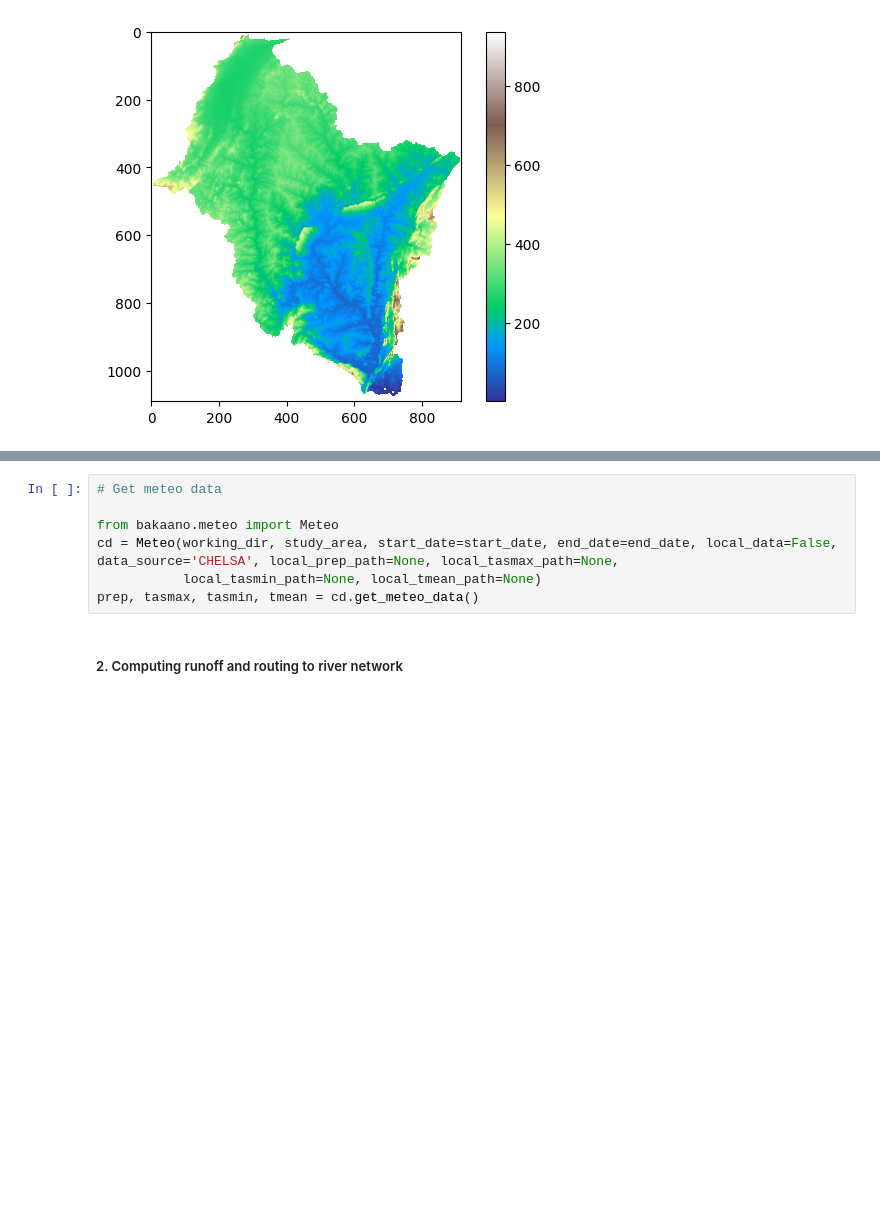
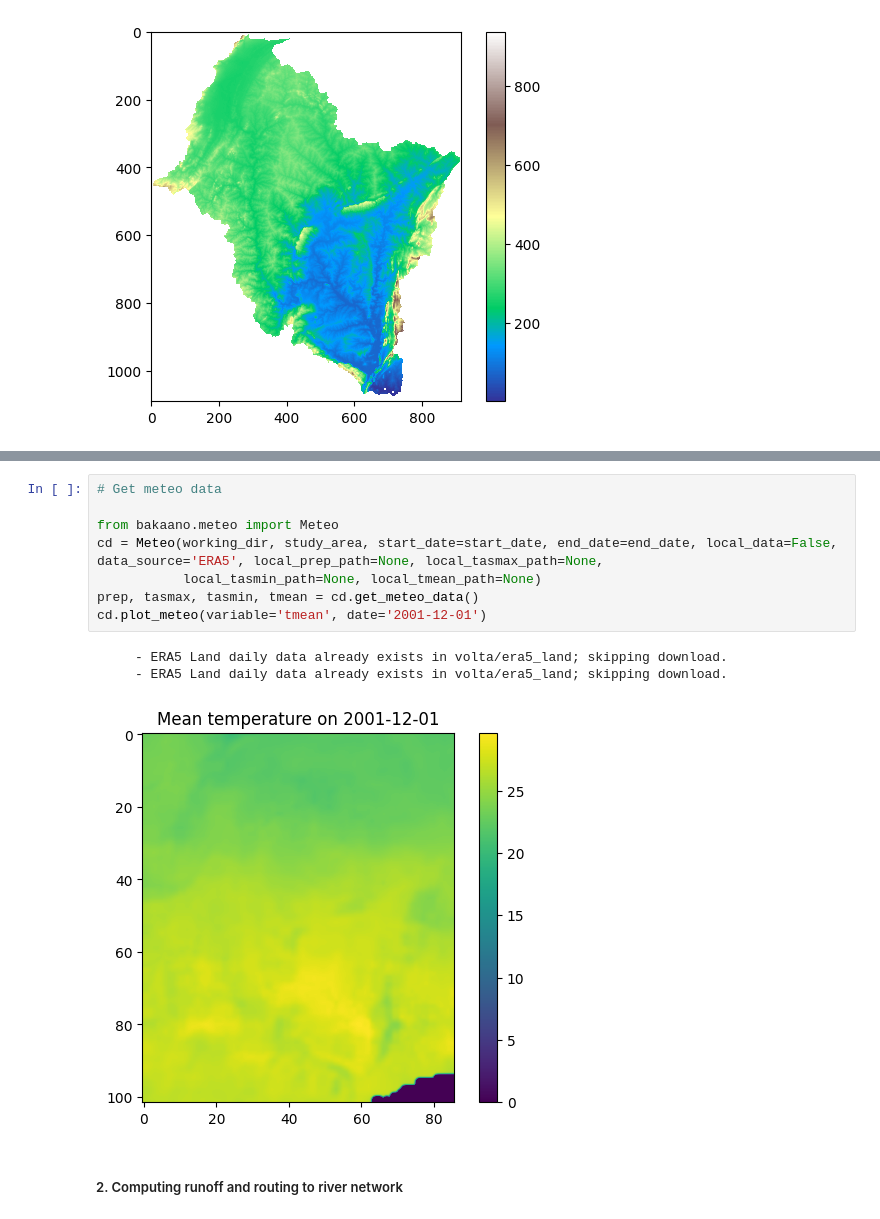
Before and after one commit to confidence-duku/bakaano-hydro, a Jupyter notebook: quick_start.ipynb, the cells around one changed output, grey strips where cells are left out. Drawn from its saved outputs; the diff is of its cells as text; blank space fills up the shorter version.

```diff
--- a/quick_start.ipynb
+++ b/quick_start.ipynb
@@ -50,9 +61,14 @@ sgd.plot_soil(vmax=50)
 # %%
 # Get meteo data
 
 from bakaano.meteo import Meteo
-cd = Meteo(working_dir, study_area, start_date=start_date, end_date=end_date, local_data=False, data_source='CHELSA', local_prep_path=None, local_tasmax_path=None,
+cd = Meteo(working_dir, study_area, start_date=start_date, end_date=end_date, local_data=False, data_source='ERA5', local_prep_path=None, local_tasmax_path=None,
            local_tasmin_path=None, local_tmean_path=None)
 prep, tasmax, tasmin, tmean = cd.get_meteo_data()
+cd.plot_meteo(variable='tmean', date='2001-12-01')
+# %% [output]
+     - ERA5 Land daily data already exists in volta/era5_land; skipping download.
+     - ERA5 Land daily data already exists in volta/era5_land; skipping download.
+[figure, added]
 # %% [markdown]
 #####   2. Computing runoff and routing to river network
```
Also changed, not shown: parts of 15 cells of this notebook, 9 other files.
